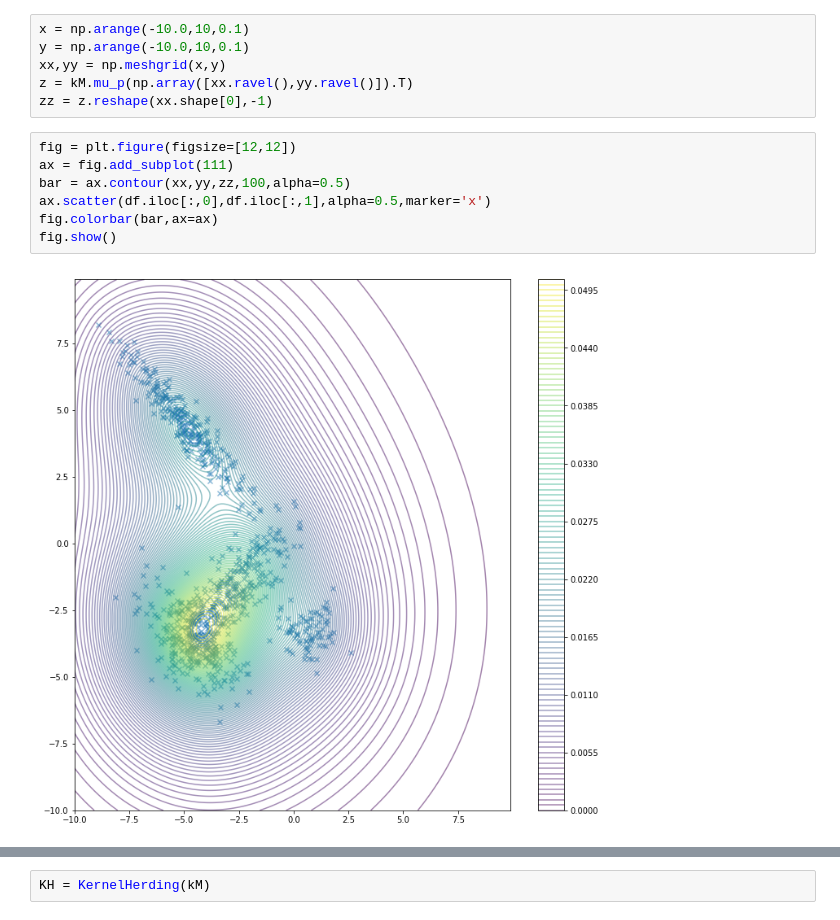
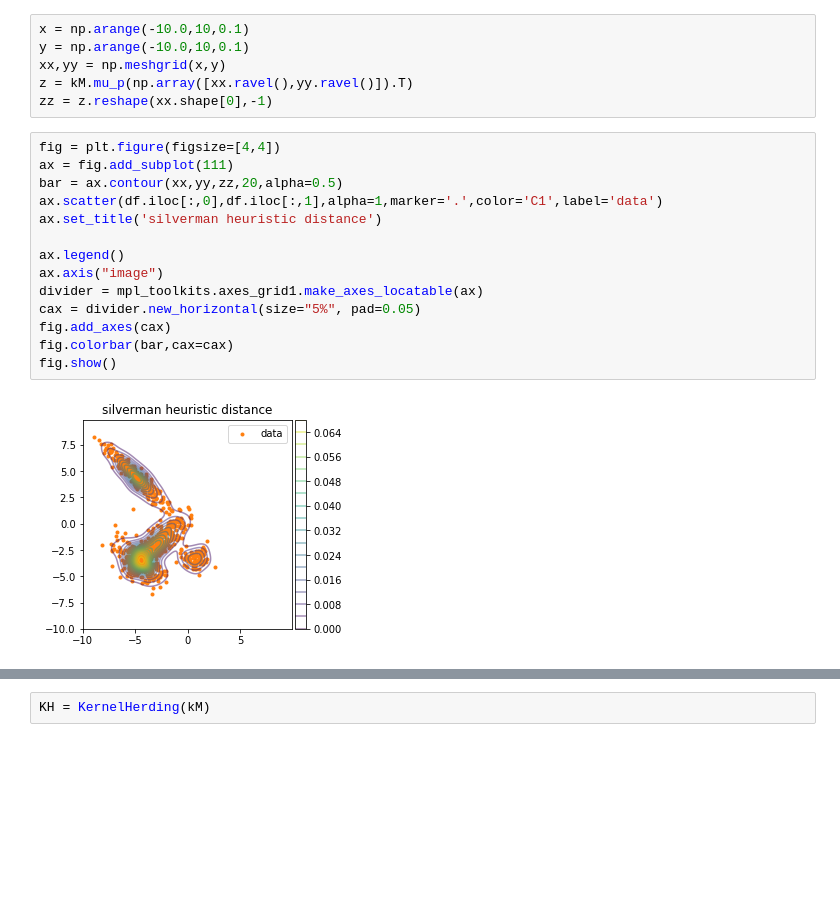
Before and after one commit to JohnYKiyo/kernel_method_numpy, a Jupyter notebook: kernelHerding.ipynb, the cells around one changed output, grey strips where cells are left out. Drawn from its saved outputs; the diff is of its cells as text; blank space fills up the shorter version.

```diff
--- a/kernelHerding.ipynb
+++ b/kernelHerding.ipynb
@@ -24,14 +25,21 @@ xx,yy = np.meshgrid(x,y)
 z = kM.mu_p(np.array([xx.ravel(),yy.ravel()]).T)
 zz = z.reshape(xx.shape[0],-1)
 # %%
-fig = plt.figure(figsize=[12,12])
+fig = plt.figure(figsize=[4,4])
 ax = fig.add_subplot(111)
-bar = ax.contour(xx,yy,zz,100,alpha=0.5)
-ax.scatter(df.iloc[:,0],df.iloc[:,1],alpha=0.5,marker='x')
-fig.colorbar(bar,ax=ax)
+bar = ax.contour(xx,yy,zz,20,alpha=0.5)
+ax.scatter(df.iloc[:,0],df.iloc[:,1],alpha=1,marker='.',color='C1',label='data')
+ax.set_title('silverman heuristic distance')
+
+ax.legend()
+ax.axis("image")
+divider = mpl_toolkits.axes_grid1.make_axes_locatable(ax)
+cax = divider.new_horizontal(size="5%", pad=0.05)
+fig.add_axes(cax)
+fig.colorbar(bar,cax=cax)
 fig.show()
 # %% [output]
-[figure, old version]
+[figure, new version]
 # %%
 from src.kernel import Mean as kernelMean
 from src.kernel.utils.progressbar import progbar
```
Also changed, not shown: parts of 8 cells of this notebook.
